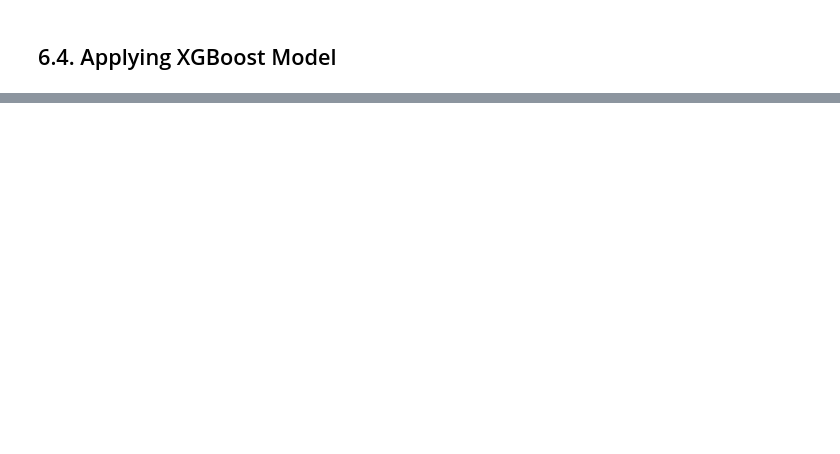
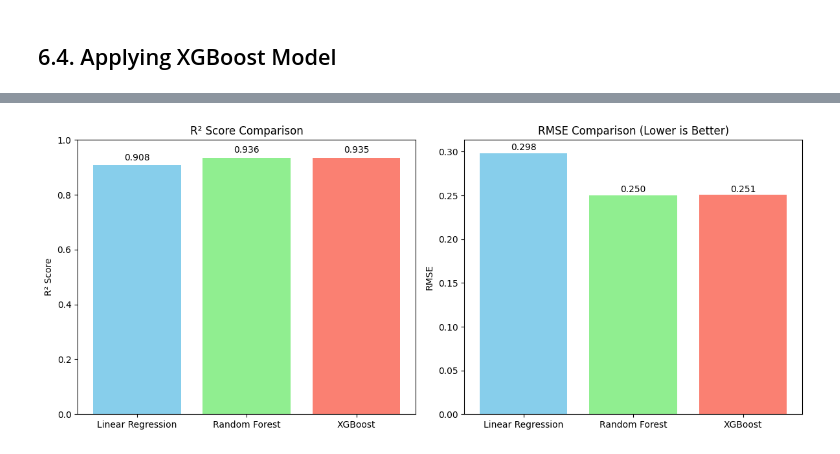
Before and after one commit to sameershrestha00/Car_Price_Prediction, a Jupyter notebook: car_selling_prediction.ipynb, the cells around one changed output, grey strips where cells are left out. Saved outputs shown, nothing was run; the diff lists cells and outputs as text; code cells hidden in the pictures; blank space fills up the shorter version.

```diff
--- a/car_selling_prediction.ipynb
+++ b/car_selling_prediction.ipynb
@@ -553,0 +586,18 @@ XGBoost R2 Score: 0.9357243837595492
+# %%
+model_comparison = pd.DataFrame({
+    'Model': ['Linear Regression', 'Random Forest', 'XGBoost'],
+    'RMSE': [rmse, rmse_rf, rmse_xgb],
+    'R² Score': [r2, r2_rf, r2_xgb]
+})
+
+print("Model Performance Comparison:")
+print("=" * 40)
+print(model_comparison.round(4))
+
+best_model_idx = model_comparison['R² Score'].idxmax()
+best_model = model_comparison.loc[best_model_idx, 'Model']
+best_r2 = model_comparison.loc[best_model_idx, 'R² Score']
+
+print(f"\nBest performing model: {best_model}")
+print(f"R² Score: {best_r2:.4f}")
+print(f"RMSE: {model_comparison.loc[best_model_idx, 'RMSE']:.4f}")
@@ -553,0 +615,22 @@ XGBoost R2 Score: 0.9357243837595492
+# %%
+fig, (ax1, ax2) = plt.subplots(1, 2, figsize=(12, 5))
+
+ax1.bar(model_comparison['Model'], model_comparison['R² Score'],
+        color=['skyblue', 'lightgreen', 'salmon'])
+ax1.set_title('R² Score Comparison')
+ax1.set_ylabel('R² Score')
+ax1.set_ylim(0, 1)
+for i, v in enumerate(model_comparison['R² Score']):
+    ax1.text(i, v + 0.01, f'{v:.3f}', ha='center', va='bottom')
+
+ax2.bar(model_comparison['Model'], model_comparison['RMSE'],
+        color=['skyblue', 'lightgreen', 'salmon'])
+ax2.set_title('RMSE Comparison (Lower is Better)')
+ax2.set_ylabel('RMSE')
+for i, v in enumerate(model_comparison['RMSE']):
+    ax2.text(i, v + 0.001, f'{v:.3f}', ha='center', va='bottom')
+
+plt.tight_layout()
+plt.show()
+# %% [output]
+[figure, added]
```
Also changed, not shown: parts of 46 cells of this notebook, 1 other file.
